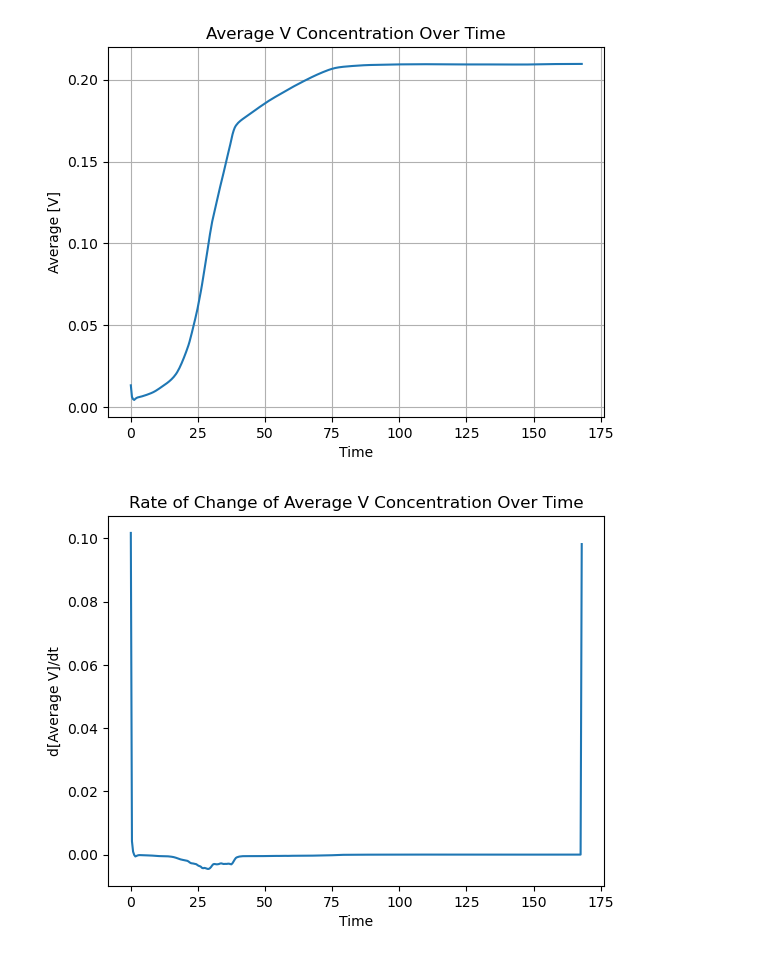
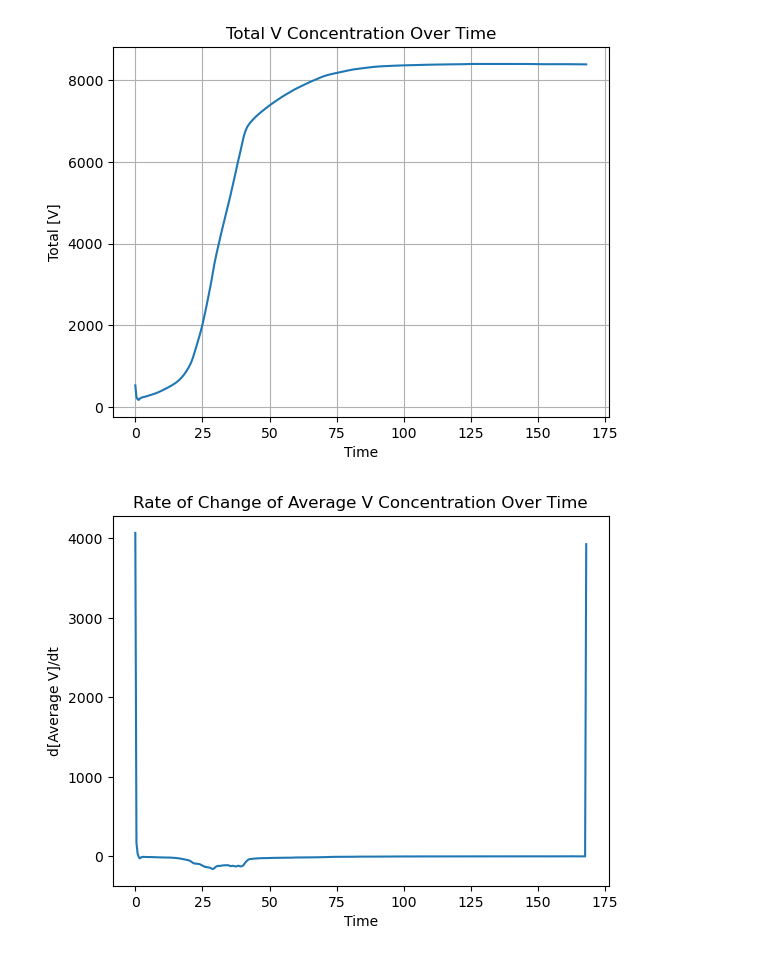
Before and after one commit to swetanssinha-cloud/Turing_Patterns_and_Spatial_Heterogeneity, a Jupyter notebook: 1D_tanh.ipynb, the cells around one changed output. Drawn from its saved outputs; the diff is of its cells as text; code cells hidden in the pictures.

```diff
--- a/1D_tanh.ipynb
+++ b/1D_tanh.ipynb
@@ -3,6 +3,7 @@ import numpy as np
 import matplotlib.pyplot as plt
 import matplotlib.animation as animation
 
+'''PARAMETERS'''
 
 F, k =  0.046, 0.064 #(Stripes) #0.028, 0.064 (Dots) #0.010, 0.046 (Dynamic) #0.037, 0.06 (Standard)
 N = 200
@@ -13,7 +14,7 @@ dy = dx
 n_steps =  400 #10000 #Using 300 for video.
 p1 = 50
 p2 = 200-p1
-s = 0.1 #this will control how sharp the chnage in concentration will be at the boundry p1 and p2
+s = 0.1 #this will control how sharp the chnage in concentration will be at the boundry p1 and p2 # keep at 0.1 normally
 x = np.linspace(0,L,N,endpoint=False)
 y = np.linspace(0,L,N,endpoint=False)
 
@@ -29,28 +30,28 @@ Dv =  (scale/2) * np.ones_like(Du)  # Dv = 0.08 For now I have placed Dv = Du/2
 
 dt = ((dx)**2)/(4 * Du.max())-0.1 #This is the time step, which is based on the diffusion constant. This is a function for the time step.
 
-
+'''FUNCTIONS'''
 
 def first_derivative(M, axis):
     firstD = (np.roll(M, 1, axis) - np.roll(M, -1, axis)) / (2 * dx)
     return firstD
 
-def combined_derivative(D, Concentration):
+def product_derivative(D, Concentration):
     dD_dx = first_derivative(D, 0)
     dU_dx = first_derivative(Concentration, 0)
     dD_dy = first_derivative(D, 1)
     dU_dy = first_derivative(Concentration, 1)
     return dD_dx * dU_dx + dD_dy * dU_dy
 
-
 def laplacian(Z, dx):
-    d2Z_dx2 = np.roll(Z, 1, 0) - 2 * Z + np.roll(Z, -1, 0)
-    d2Z_dy2 = np.roll(Z, 1, 1) - 2 * Z + np.roll(Z, -1, 1)
+    d2Z_dx2 = np.roll(Z, 1, 1) - 2 * Z + np.roll(Z, -1, 1) #FEB 16th - I am looking at this laplacian function. Should the axis for dx be 1?? and y should have axis 0. Is this why I am having errors?
+    d2Z_dy2 = np.roll(Z, 1, 0) - 2 * Z + np.roll(Z, -1, 0)
 
     derivative = (d2Z_dx2 + d2Z_dy2)/(dx * dx)
     # should this not be (d2Z_dx2/dx * dx) + (d2Z_dy2/dy * dy)? I think we are saying that
     #dy = dx. So it doesn't matter and we combine like terms.
     return derivative
+
 
 def solver(U, V, Du, Dv, F, k, dx, dt):
     Lu = laplacian(U, dx)
@@ -58,11 +59,12 @@ def solver(U, V, Du, Dv, F, k, dx, dt):
 
     uvv = U * V * V
 
-    U += (Du * Lu + combined_derivative(Du,U) - uvv + F * (1 - U)) * dt
-    V += (Dv * Lv + combined_derivative(Dv,V) + uvv - (F+k) * V) * dt
+    U += (Du * Lu + product_derivative(Du,U) - uvv + F * (1 - U)) * dt
+    V += (Dv * Lv + product_derivative(Dv,V) + uvv - (F+k) * V) * dt
     #Here is forward euler's method for the next time step.
     return U, V
 
+''''INTIAL CONDITIONS'''
 
 U = np.ones((N,N))
 V = np.zeros((N,N))
@@ -74,6 +76,7 @@ V[N//2 - r:N//2+r, N//2 - r: N//2 + r] = 0.50 #orginally was 0.25
 U += 0.05 * np.random.rand(N,N)
 V += 0.05 * np.random.rand(N,N)
 
+'''GRAPHING AND MAKING THINGS LOOK PRETTY'''
 fig, ax = plt.subplots(figsize=(8,6)) #regular sizing in a cube
 
 im = ax.imshow(V, cmap='inferno', interpolation='bilinear', vmin=0, vmax=0.5)
@@ -95,14 +98,6 @@ ax.set_ylim(0, N-1)
 
 ax.set_title('Gray-Scott Model with tanh Diffusion Overlay')
 
-# def update(frame, U, V, Du, Dv, F, k, dx, dt, tanh_line):
-#     for _ in range(100):
-#         U, V = solver(U, V, Du, Dv, F, k, dx, dt)
-#     im.set_array(V)
-#     return [im, tanh_line]
-# ani = animation.FuncAnimation(fig, update, frames=n_steps, interval = 0.1, blit=True, fargs=(U, V, Du, Dv, F, k, dx, dt, tanh_line))
-# #ani.save('Gray_Scott_Animation.mp4', writer='ffmpeg', fps=30, dpi=300) #Save the animation as a video file
-
 ''' SOLVE FOR CONCENTRATIONS '''
 
 total_V_concentration = np.zeros(n_steps)
@@ -113,9 +108,9 @@ for i in range(n_steps):
         U, V = solver(U, V, Du, Dv, F, k, dx, dt)
 
     total_time[i] = i * dt
-    total_V_concentration[i] = np.mean(V)
+    total_V_concentration[i] = np.sum(V)
 
-# ''' PLOT FINAL TIMESTEP '''
+''''PLOT FINAL TIMESTEP'''
 
 plt.figure(figsize=(6,5))
 tanh_y = (tanfunc - tanfunc.min()) / (tanfunc.max() - tanfunc.min()) * (N - 1)
@@ -128,7 +123,7 @@ tanh_line, = ax.plot(x_coords, tanh_y, color='white', linewidth=2, alpha=0.6)
 
 
 plt.imshow(V, cmap='viridis', interpolation='bilinear', vmin=0, vmax=0.5)
-plt.title('Du as a Function of space (Hyperbolic Tangent)')
+#plt.title('Du as a Function of space (Hyperbolic Tangent)')
 plt.colorbar(label='V')
 plt.show()
 # %% [output]
@@ -137,21 +132,21 @@ plt.show()
 # %%
 plt.figure()
 plt.plot(total_time, total_V_concentration)
-plt.title('Average V Concentration Over Time')
+plt.title('Total V Concentration Over Time')
 plt.xlabel('Time')
-plt.ylabel('Average [V]')
+plt.ylabel('Total [V]')
 plt.grid(True)
 plt.show()
 
 plt.figure()
 plt.plot(total_time, first_derivative(total_V_concentration,0))
 plt.title('Rate of Change of Average V Concentration Over Time')
 plt.xlabel('Time')
 plt.ylabel('d[Average V]/dt')
 plt.show()
 # %% [output]
-[figure, old version]
+[figure, new version]
-[figure, old version]
+[figure, new version]
 # %%
 dVx = first_derivative(V, 1)
 dVy = first_derivative(V, 0)
```
Also changed, not shown: parts of 14 cells of this notebook, 3 other files.
